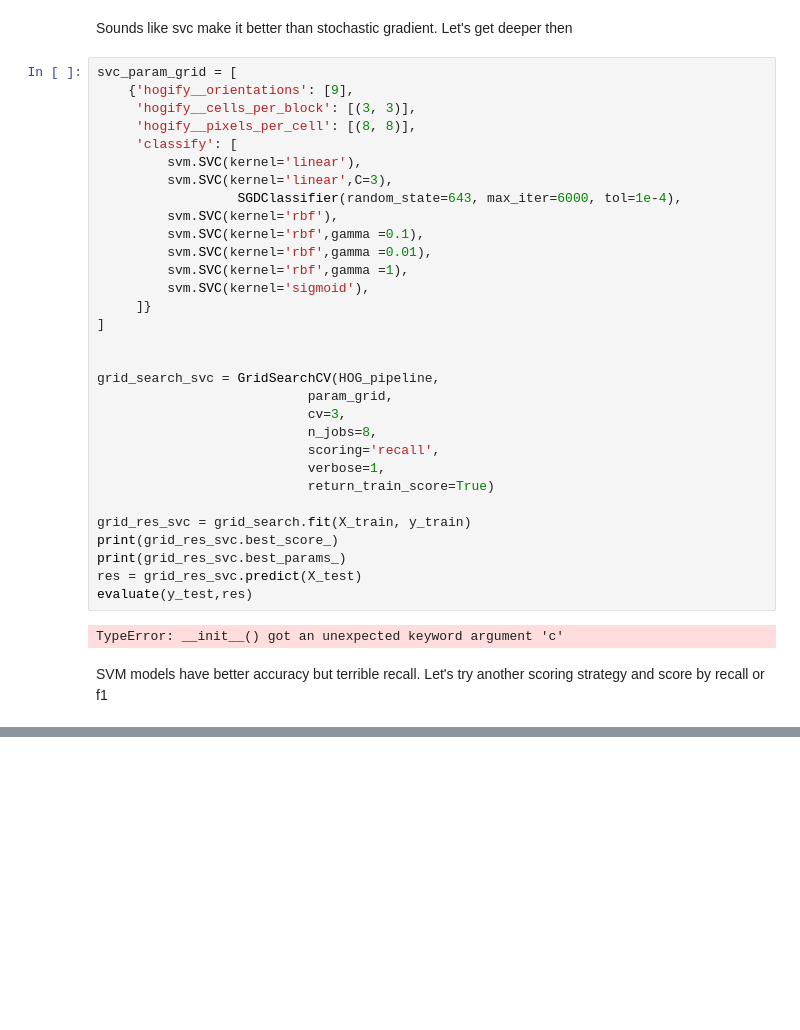
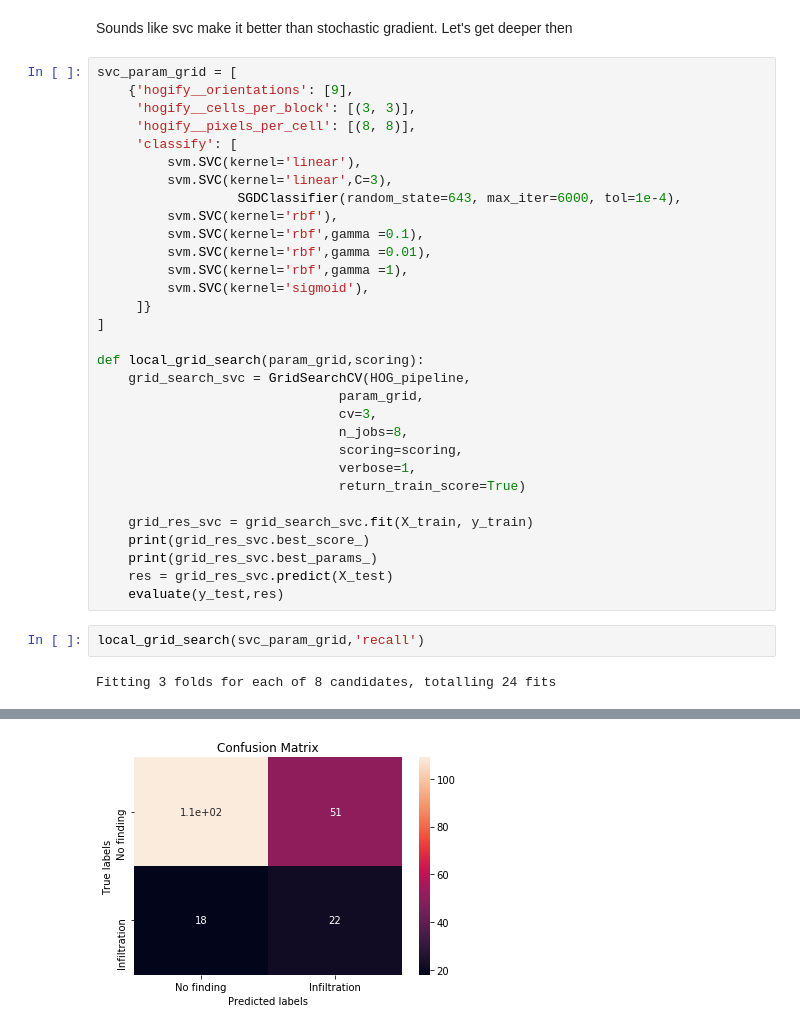
Before and after one commit to Ro6ertWcislo/rtgClassification, a Jupyter notebook: rtg.ipynb, the cells around one changed output, grey strips where cells are left out. Drawn from its saved outputs; the diff is of its cells as text; blank space fills up the shorter version.

```diff
--- a/rtg.ipynb
+++ b/rtg.ipynb
@@ -449,21 +473,21 @@ svc_param_grid = [
      ]}
 ]
 
+def local_grid_search(param_grid,scoring):
+    grid_search_svc = GridSearchCV(HOG_pipeline,
+                               param_grid,
+                               cv=3,
+                               n_jobs=8,
+                               scoring=scoring,
+                               verbose=1,
+                               return_train_score=True)
 
-grid_search_svc = GridSearchCV(HOG_pipeline,
-                           param_grid,
-                           cv=3,
-                           n_jobs=8,
-                           scoring='recall',
-                           verbose=1,
-                           return_train_score=True)
-
-grid_res_svc = grid_search.fit(X_train, y_train)
-print(grid_res_svc.best_score_)
-print(grid_res_svc.best_params_)
-res = grid_res_svc.predict(X_test)
-evaluate(y_test,res)
+    grid_res_svc = grid_search_svc.fit(X_train, y_train)
+    print(grid_res_svc.best_score_)
+    print(grid_res_svc.best_params_)
+    res = grid_res_svc.predict(X_test)
+    evaluate(y_test,res)
-# %% [output]
-TypeError: __init__() got an unexpected keyword argument 'c'
-# %% [markdown]
-SVM models have better accuracy but terrible recall. Let's try another scoring strategy and score by recall or f1
+# %%
+local_grid_search(svc_param_grid,'recall')
+# %% [output]
+Fitting 3 folds for each of 8 candidates, totalling 24 fits
@@ -469,0 +510 @@ SVM models have better accuracy but terrible recall. Let's try another scoring s
+[figure, added]
```
Also changed, not shown: parts of 24 cells of this notebook.
